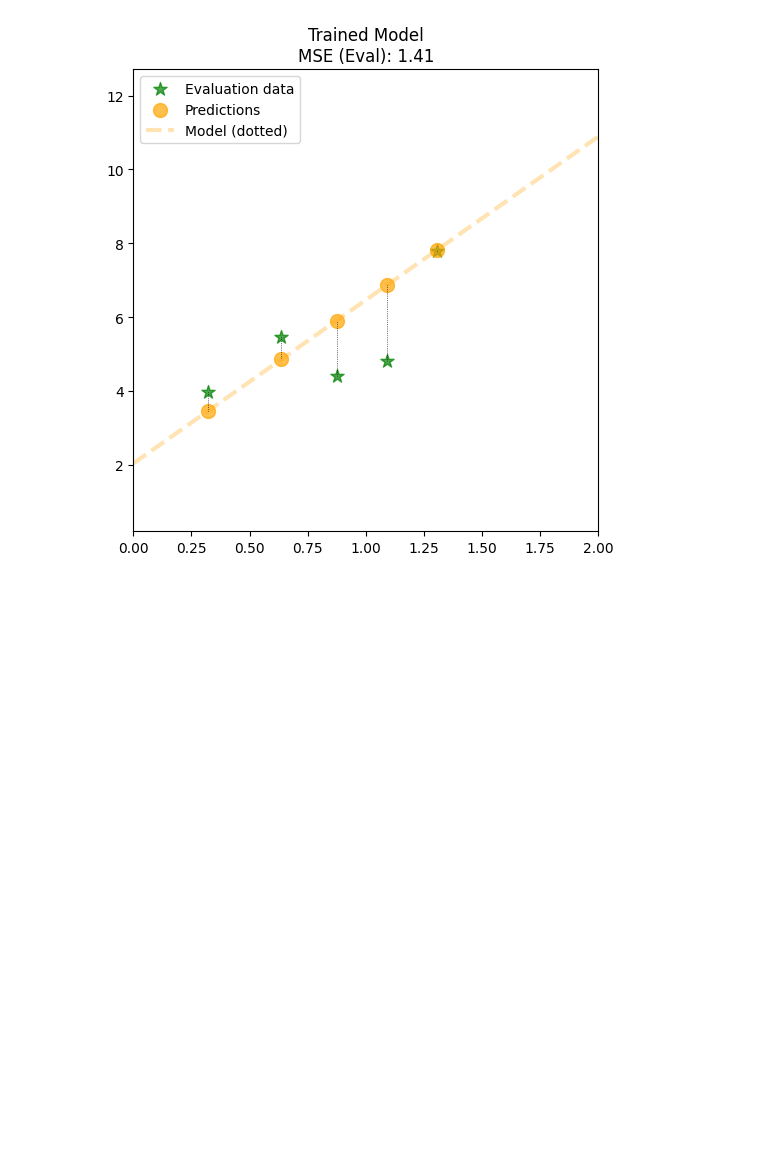
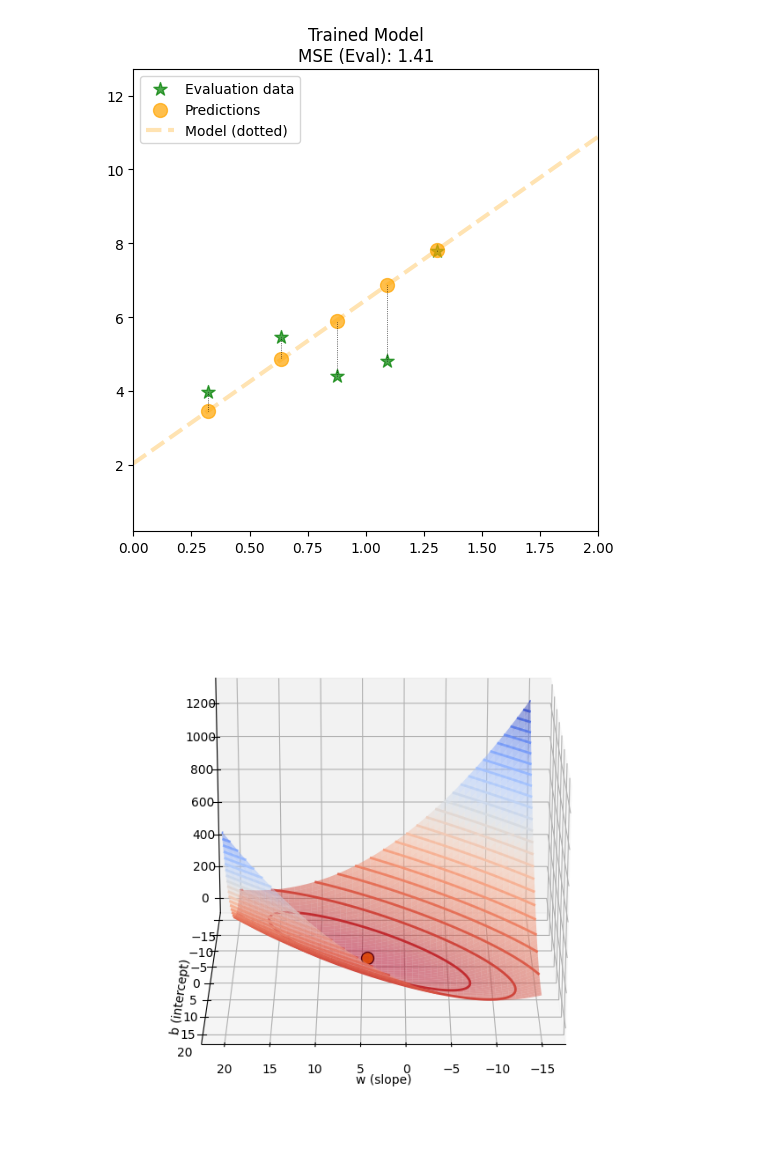
Before and after one commit to takeshi-teshima/lecture-supplement-material, a Jupyter notebook: Introduction-to-AI/01_02_simple_linear_ols_regression.ipynb, the cells around one changed output. Cells and saved outputs as stored; diff of their text form; code cells hidden in the pictures; blank space fills up the shorter version.

```diff
--- a/Introduction-to-AI/01_02_simple_linear_ols_regression.ipynb
+++ b/Introduction-to-AI/01_02_simple_linear_ols_regression.ipynb
@@ -135,3 +135,64 @@ plot_model(
 [figure]
 [figure]
 [figure]
+# %%
+# -----------------------------------------
+# Original Color Palette
+# -----------------------------------------
+color_palette = {
+    "white": "#FFFFFF",
+    "light_gray": "#D3D3D3",
+    "gray": "#808080",
+    "black": "#000000",
+    "green": "#008000",
+    "blue": "#0000FF",
+    "light_blue": "#ADD8E6",
+    "light_light_blue": "#E0FFFF",
+    "yellow": "#FFFF00",
+    "orange": "#FFA500",
+    "dark_orange": "#FF8C00",
+    "purple": "#800080",
+}
+
+# Create a grid of parameter values
+w_range = np.linspace(-15, 20, 100)
+b_range = np.linspace(-15, 20, 100)
+W, B = np.meshgrid(w_range, b_range)
+
+# Calculate MSE for each parameter combination
+Z = np.zeros_like(W)
+for i in range(len(w_range)):
+    for j in range(len(b_range)):
+        w = w_range[i]
+        b = b_range[j]
+        y_pred = w * X_train + b
+        Z[j, i] = np.mean((y_train - y_pred) ** 2)
+
+# Create 3D surface plot
+fig = plt.figure(figsize=(10, 8))
+ax = fig.add_subplot(111, projection='3d')
+
+# Plot the surface with custom colors
+surface = ax.plot_surface(W, B, Z, cmap='coolwarm_r', alpha=0.5, edgecolor='none')
+
+# Add contour lines with custom colors
+contours = ax.contour3D(W, B, Z, levels=30, cmap='coolwarm_r', linewidths=2)
+
+# Mark the optimal point (trained model parameters)
+optimal_w = float(trained_model.coef_[0][0])
+optimal_b = float(trained_model.intercept_)
+optimal_mse = calculate_mse(y_train, trained_model.predict(X_train))
+
+ax.scatter(optimal_w, optimal_b, optimal_mse, color=color_palette["dark_orange"], s=100, label='Optimal Point', edgecolors='k', linewidths=1)
+
+# Adjust view distance and angle
+ax.view_init(elev=20, azim=90)
+ax.dist = 12
+
+# Labels and title
+ax.set_xlabel('w (slope)', labelpad=0)
+ax.set_ylabel('b (intercept)', labelpad=0)
+
+plt.show()
+# %% [output]
+[figure, added]
```
Also changed, not shown: 2 other files.
